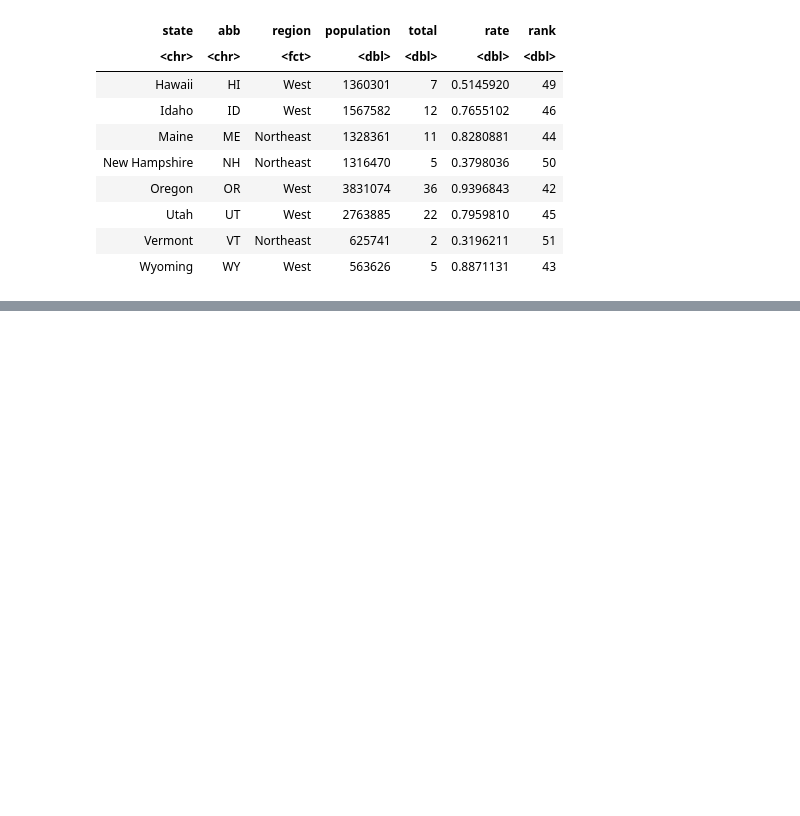
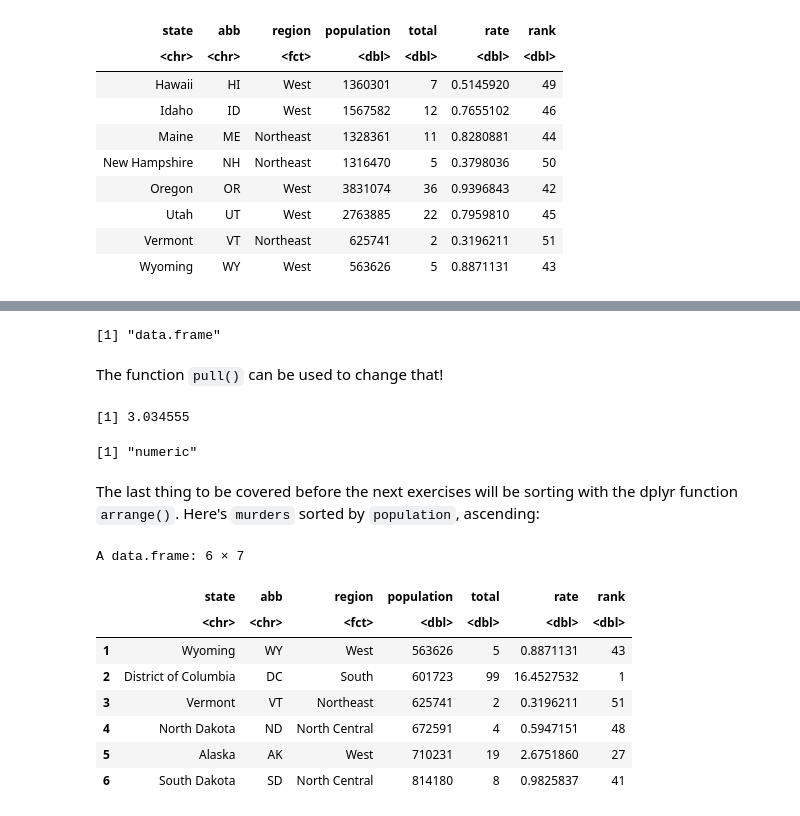
Before and after one commit to readyready15728/data-wrangling-and-visualization-with-r, a Jupyter notebook: 04_the_tidyverse/04_the_tidyverse.ipynb, the cells around one changed output, grey strips where cells are left out. Cells and saved outputs as stored; diff of their text form; code cells hidden in the pictures; blank space fills up the shorter version.

Commit message:
Chapter 4 done up to and including exercise 19

```diff
--- a/04_the_tidyverse/04_the_tidyverse.ipynb
+++ b/04_the_tidyverse/04_the_tidyverse.ipynb
@@ -451,0 +614,28 @@ A data.frame: 8 × 7
+# %%
+class(us_murder_rate)
+# %% [output]
+[1] "data.frame"
+# %% [markdown]
+The function `pull()` can be used to change that!
+# %%
+us_murder_rate |> pull()
+# %% [output]
+[1] 3.034555
+# %%
+us_murder_rate |> pull() |> class()
+# %% [output]
+[1] "numeric"
+# %% [markdown]
+The last thing to be covered before the next exercises will be sorting with the dplyr function `arrange()`. Here's `murders` sorted by `population`, ascending:
+# %%
+murders |> arrange(population) |> head()
+# %% [output]
+A data.frame: 6 × 7
+|  | state | abb | region | population | total | rate | rank |
+|  | <chr> | <chr> | <fct> | <dbl> | <dbl> | <dbl> | <dbl> |
+| 1 | Wyoming | WY | West | 563626 | 5 | 0.8871131 | 43 |
+| 2 | District of Columbia | DC | South | 601723 | 99 | 16.4527532 | 1 |
+| 3 | Vermont | VT | Northeast | 625741 | 2 | 0.3196211 | 51 |
+| 4 | North Dakota | ND | North Central | 672591 | 4 | 0.5947151 | 48 |
+| 5 | Alaska | AK | West | 710231 | 19 | 2.6751860 | 27 |
+| 6 | South Dakota | SD | North Central | 814180 | 8 | 0.9825837 | 41 |
```
Also changed, not shown: parts of 63 cells of this notebook.
